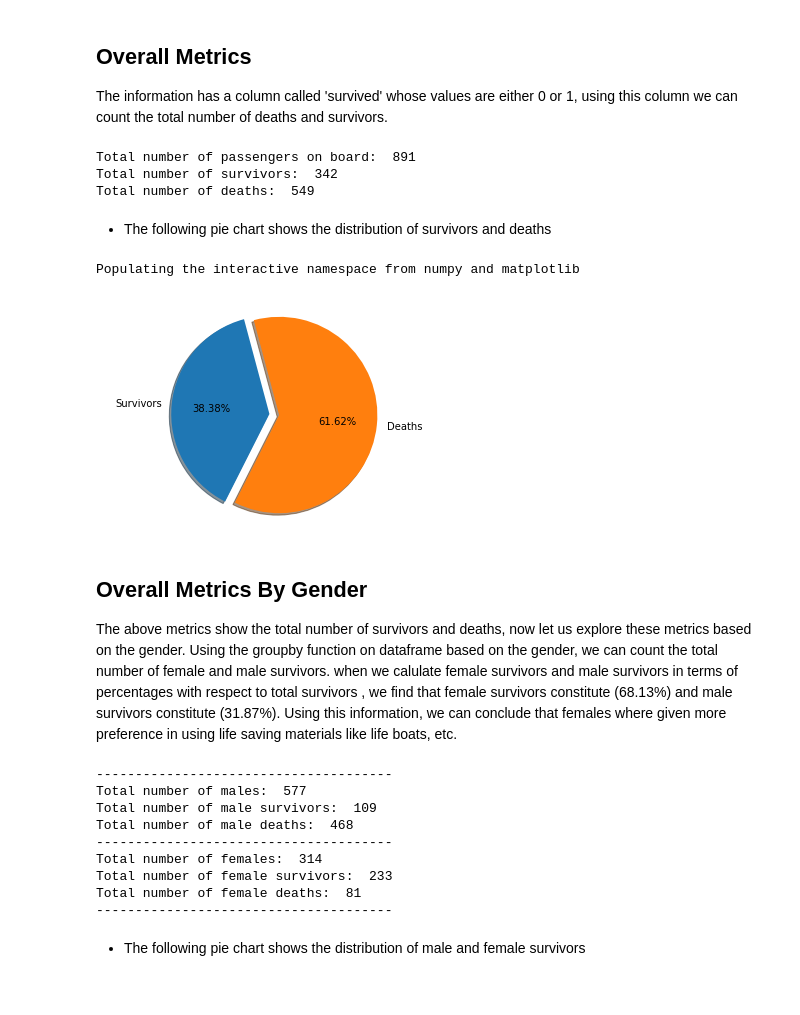
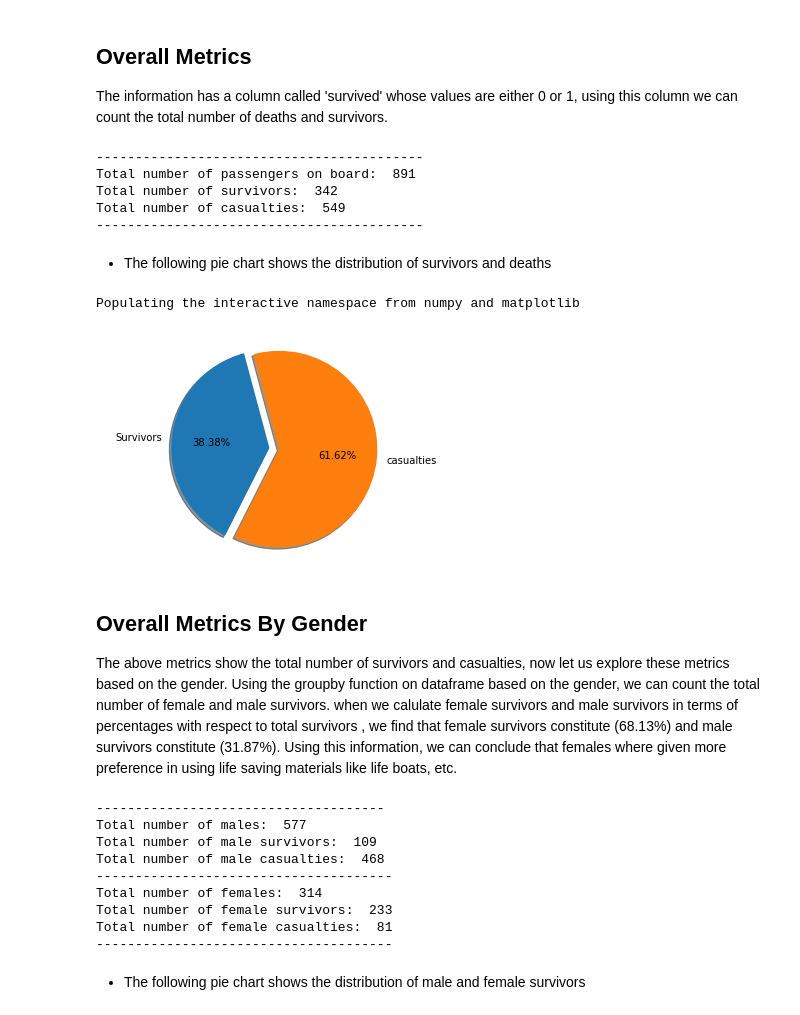
Before and after one commit to chaitanya6761/Udacity-Data-Analyst-Nano-Degree, a Jupyter notebook: P2 Investigate A Dataset(Titanic Survival Data)/Titanic_Data_Analysis.ipynb, the cells around one changed output. Cells and saved outputs as stored; diff of their text form; code cells hidden in the pictures.

```diff
--- a/P2 Investigate A Dataset(Titanic Survival Data)/Titanic_Data_Analysis.ipynb
+++ b/P2 Investigate A Dataset(Titanic Survival Data)/Titanic_Data_Analysis.ipynb
@@ -31,36 +31,41 @@ titanic_data.head(3)
 
 The information has a column called 'survived' whose values are either 0 or 1, using this column we can count the total number of deaths and survivors.
 # %%
-total_no_passengers = len(titanic_data['Survived'])
-survivied = titanic_data['Survived'].sum()
-deaths = total_no_passengers - survivied
+total_no_passengers = len(titanic_data['PassengerId'])
+survival_data = titanic_data['Survived']
+survivied = (survival_data == 1).sum()
+casualties = (survival_data == 0).sum()
 
+print('------------------------------------------')
 print('Total number of passengers on board: ',total_no_passengers)
 print('Total number of survivors: ',survivied)
-print('Total number of deaths: ',deaths)
+print('Total number of casualties: ',casualties)
+print('------------------------------------------')
 # %% [output]
+------------------------------------------
 Total number of passengers on board:  891
 Total number of survivors:  342
-Total number of deaths:  549
+Total number of casualties:  549
+------------------------------------------
 # %% [markdown]
 - The following pie chart shows the distribution of survivors and deaths
 # %%
 %pylab inline
 import matplotlib.pyplot as plt
 
 def drawPieChart(labels,sizes,explode,startangle):
     plt.pie(sizes, explode=explode, labels=labels,autopct='%1.2f%%', shadow=True, startangle=startangle)
     plt.axis('equal')
     plt.show()
 
-drawPieChart(['Survivors', 'Deaths'],[survivied,deaths],(0.1, 0),105)
+drawPieChart(['Survivors', 'casualties'],[survivied,casualties],(0.1, 0),105)
 # %% [output]
 Populating the interactive namespace from numpy and matplotlib
-[figure, old version]
+[figure, new version]
 # %% [markdown]
 ## Overall Metrics By Gender
 
-The above metrics show the total number of survivors and deaths, now let us explore these metrics based on the gender.
+The above metrics show the total number of survivors and casualties, now let us explore these metrics based on the gender.
 Using the groupby function on dataframe based on the gender, we can count the total number of female and male survivors. when we calulate female survivors and male survivors in terms of percentages with respect to total survivors  , we find that female survivors constitute (68.13%) and male survivors constitute (31.87%). Using this information, we can conclude that females where given more preference in using life saving materials like life boats, etc.
 # %%
 male_count = (titanic_data['Sex'] == 'male').sum()
@@ -68,27 +73,27 @@ female_count = (titanic_data['Sex'] == 'female').sum()
 group_by_gender = titanic_data.groupby('Sex').sum()['Survived']
 male_survivors = group_by_gender['male']
 female_survivors = group_by_gender['female']
-male_deaths = male_count - male_survivors
-female_deaths = female_count - female_survivors
+male_casualties = male_count - male_survivors
+female_casualties = female_count - female_survivors
 
-print('--------------------------------------')
+print('-------------------------------------')
 print('Total number of males: ',male_count)
 print('Total number of male survivors: ',male_survivors)
-print('Total number of male deaths: ',male_deaths)
+print('Total number of male casualties: ',male_deaths)
 print('--------------------------------------')
 print('Total number of females: ',female_count)
 print('Total number of female survivors: ',female_survivors)
-print('Total number of female deaths: ',female_deaths)
+print('Total number of female casualties: ',female_deaths)
 print('--------------------------------------')
 # %% [output]
---------------------------------------
+-------------------------------------
 Total number of males:  577
 Total number of male survivors:  109
-Total number of male deaths:  468
+Total number of male casualties:  468
 --------------------------------------
 Total number of females:  314
 Total number of female survivors:  233
-Total number of female deaths:  81
+Total number of female casualties:  81
 --------------------------------------
 # %% [markdown]
 - The following pie chart shows the distribution of male and female survivors
```
Also changed, not shown: parts of 4 cells of this notebook.
